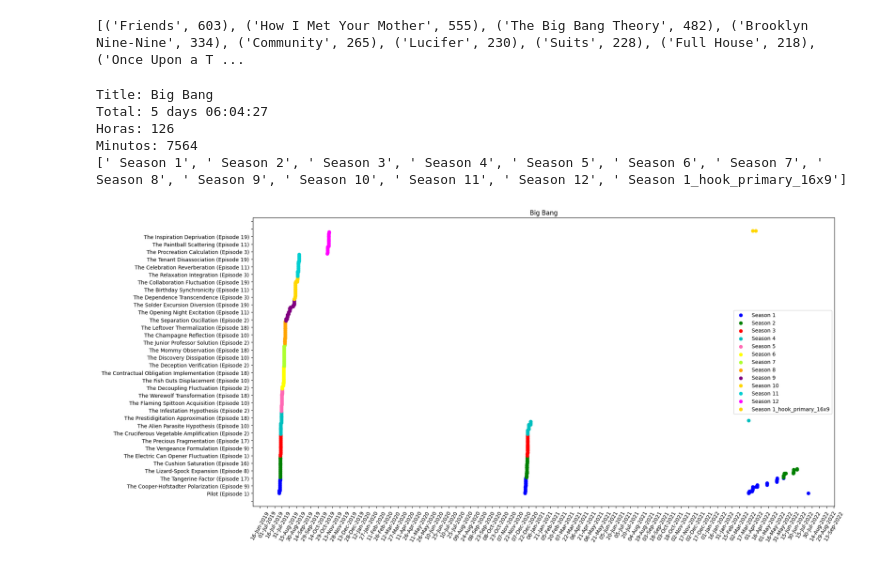
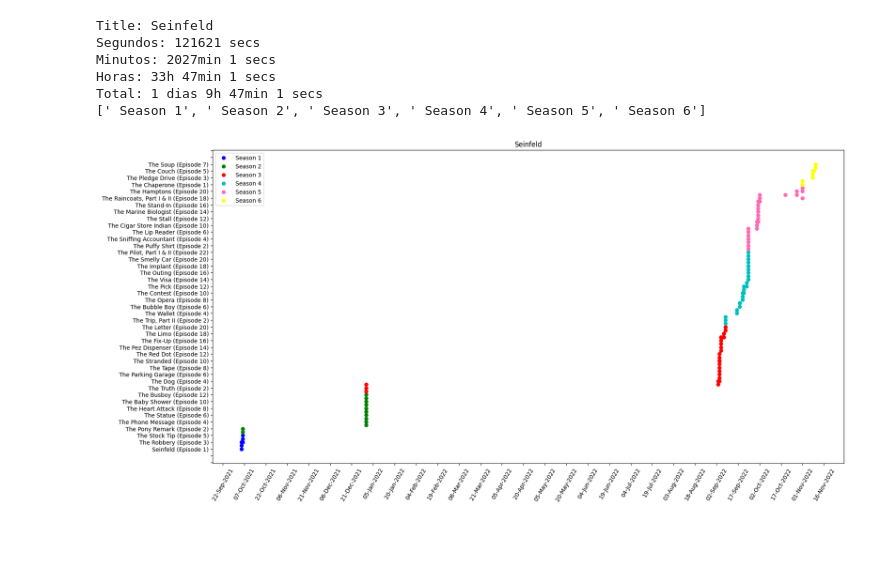
Before and after one commit to tiagoalmeida25/data-visualization, a Jupyter notebook: view_history.ipynb, the cells around one changed output. Drawn from its saved outputs; the diff is of its cells as text; code cells hidden in the pictures; blank space fills up the shorter version.

Commit message:
Netflix: new Duration method

```diff
--- a/view_history.ipynb
+++ b/view_history.ipynb
@@ -12,7 +13,11 @@ def make_delta(entry):
 # %%
 df_original = pd.read_csv('ViewingActivity.csv',index_col=False)
 df_original = df_original.sort_values(by='Start Time')
-df_original[['Duration']] = df_original[['Duration']].applymap(lambda entry: make_delta(entry))
+# df_original[['Hours','Minutes','Seconds']] = df_original[['Duration']].applymap(lambda entry: make_delta(entry))
+df_original[['Hours','Minutes','Seconds']] = df_original['Duration'].str.split(':',n=2,expand=True)
+df_original['Hours'] = pd.to_numeric(df_original['Hours'])
+df_original['Minutes'] = pd.to_numeric(df_original['Minutes'])
+df_original['Seconds'] = pd.to_numeric(df_original['Seconds'])
 df = df_original.copy()
 df.drop(['Attributes', 'Supplemental Video Type', 'Device Type','Country', 'Bookmark', 'Latest Bookmark'],axis=1,inplace=True)
 # %%
@@ -23,9 +45,22 @@ df_tiago[['Show','Season','Episode']] = df_tiago['Title'].str.split(':',n=2,expa
-# %%
-def total_duration(df):
-    total_duration = df['Duration'].sum()
-    total_hours = total_duration.days * 24 + total_duration.seconds//3600
-    total_min = total_duration.days*24*60 + total_duration.seconds//60
-
-    print('Total:',total_duration)
-    print('Horas:',total_hours)
-    print('Minutos:',total_min)
+# %%
+def total_duration(df):
+    hours = df['Hours'].sum()
+    minutes = df['Minutes'].sum()
+    seconds = df['Seconds'].sum()
+    total_seconds = int(hours*3600) + int(minutes*60) + seconds
+
+    total_minutes = int(total_seconds/60)
+    rest_sec = int(total_seconds%60)
+
+    total_hours = int(total_minutes/60)
+    rest_min = int(total_minutes%60)
+
+    total_days = int(total_hours/24)
+    rest_hours = int(total_hours%24)
+
+    print('Segundos:',str(total_seconds) + ' secs')
+    print('Minutos:',str(total_minutes) + 'min ' + str(rest_sec) + ' secs')
+    print('Horas:',str(total_hours) + 'h ' + str(rest_min) + 'min ' + str(rest_sec) + ' secs')
+    print('Total:',str(total_days) + ' dias ' + str(rest_hours) + 'h ' + str(rest_min) + 'min ' + str(rest_sec) + ' secs')
+
+total_duration(df_tiago)
@@ -86,11 +123,9 @@ plt.show()
 # %%
-from collections import Counter
 
-Counter(df_tiago['Show'])
 
-print(Counter(df_tiago['Show']).most_common())
+# Counter(df_tiago['Show'])
+
+# print(Counter(df_tiago['Show']).most_common())
-# %% [output]
-[('Friends', 603), ('How I Met Your Mother', 555), ('The Big Bang Theory', 482), ('Brooklyn Nine-Nine', 334), ('Community', 265), ('Lucifer', 230), ('Suits', 228), ('Full House', 218), ('Once Upon a T ...
 # %%
 # # print(Counter(df_tiago['Date']).elements)
 # date = np.asarray(str(df_tiago['Date']))
@@ -127,10 +162,7 @@ print(Counter(df_tiago['Show']).most_common())
 # plt.ylabel('Nº Episódios')
 # plt.plot(pd.to_datetime(values[:,0]), vY)
 # %%
-title = 'Big Bang'
-
-df_tiago['Season'] = df_tiago['Season'] .replace([None], '')
-df_tiago['Episode'] = df_tiago['Episode'] .replace([None], '')
+title = 'Seinfeld'
 
 show = df_tiago[df_tiago['Show'].str.contains(title)].copy()
 time = pd.to_datetime(show['Date'].copy())
@@ -144,37 +176,38 @@ for s in show['Season']:
         if s not in seasons:
             seasons.append(s)
 
 print(seasons)
 
 plt.figure(figsize=(20,10))
 plt.title(title)
 dtFmt = mdates.DateFormatter('%d-%b-%Y')
 plt.gca().xaxis.set_major_formatter(dtFmt)
 plt.gca().xaxis.set_major_locator(mdates.DayLocator(interval=15))
 plt.gca().yaxis.set_major_locator(plt.MaxNLocator(50))
 plt.xticks(rotation=60, fontweight='light')
 
 colors = ['b', 'g', 'r', 'c','hotpink', 'yellow', 'greenyellow', 'orange','purple', 'gold', 'darkturquoise', 'fuchsia', 'gold']
 temps = list()
 date = list()
 i=0
 for temp in seasons:
     for ep,s,d in zip(show['Episode'],show['Season'],show['Date']):
         if s == temp:
             temps.append(ep)
             date.append(d)
     plt.scatter(pd.to_datetime(date), temps,color=colors[i],label=temp)
     temps.clear()
     date.clear()
     i += 1
 
 plt.legend()
 plt.show()
 # %% [output]
-Title: Big Bang
-Total: 5 days 06:04:27
-Horas: 126
-Minutos: 7564
-[' Season 1', ' Season 2', ' Season 3', ' Season 4', ' Season 5', ' Season 6', ' Season 7', ' Season 8', ' Season 9', ' Season 10', ' Season 11', ' Season 12', ' Season 1_hook_primary_16x9']
+Title: Seinfeld
+Segundos: 121621 secs
+Minutos: 2027min 1 secs
+Horas: 33h 47min 1 secs
+Total: 1 dias 9h 47min 1 secs
+[' Season 1', ' Season 2', ' Season 3', ' Season 4', ' Season 5', ' Season 6']
-[figure, old version]
+[figure, new version]
 # %%
```
Also changed, not shown: parts of 8 cells of this notebook, 1 other file.
